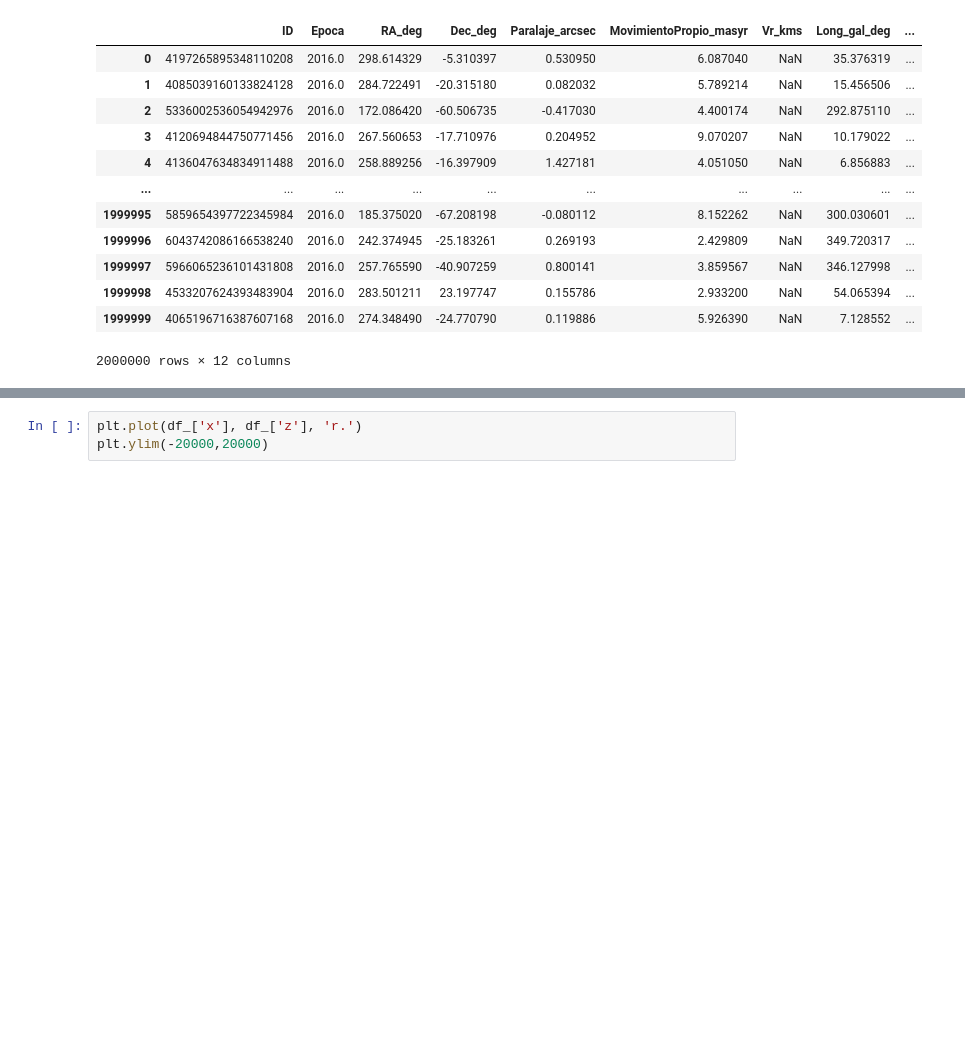
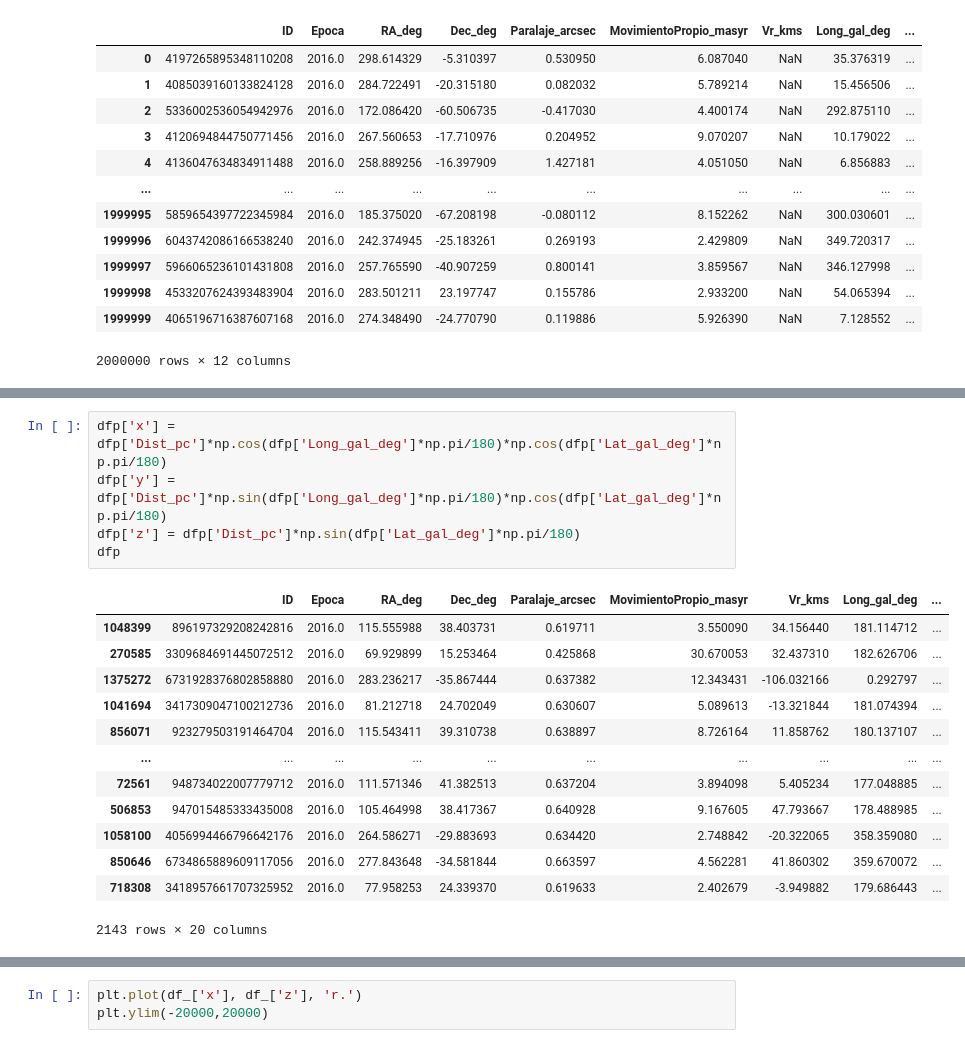
Before and after one commit to SantiagoJulioD/Galaxias, a Jupyter notebook: Parcial practico 2/Galaxias_p2.ipynb, the cells around one changed output, grey strips where cells are left out. Drawn from its saved outputs; the diff is of its cells as text; blank space fills up the shorter version.

```diff
--- a/Parcial practico 2/Galaxias_p2.ipynb
+++ b/Parcial practico 2/Galaxias_p2.ipynb
@@ -272,6 +328,25 @@ df
 | 1999998 | 4533207624393483904 | 2016.0 | 283.501211 | 23.197747 | 0.155786 | 2.933200 | NaN | 54.065394 | ... |
 | 1999999 | 4065196716387607168 | 2016.0 | 274.348490 | -24.770790 | 0.119886 | 5.926390 | NaN | 7.128552 | ... |
 2000000 rows × 15 columns
+# %%
+dfp['x'] = dfp['Dist_pc']*np.cos(dfp['Long_gal_deg']*np.pi/180)*np.cos(dfp['Lat_gal_deg']*np.pi/180)
+dfp['y'] = dfp['Dist_pc']*np.sin(dfp['Long_gal_deg']*np.pi/180)*np.cos(dfp['Lat_gal_deg']*np.pi/180)
+dfp['z'] = dfp['Dist_pc']*np.sin(dfp['Lat_gal_deg']*np.pi/180)
+dfp
+# %% [output]
+|  | ID | Epoca | RA_deg | Dec_deg | Paralaje_arcsec | MovimientoPropio_masyr | Vr_kms | Long_gal_deg | ... |
+| 1048399 | 896197329208242816 | 2016.0 | 115.555988 | 38.403731 | 0.619711 | 3.550090 | 34.156440 | 181.114712 | ... |
+| 270585 | 3309684691445072512 | 2016.0 | 69.929899 | 15.253464 | 0.425868 | 30.670053 | 32.437310 | 182.626706 | ... |
+| 1375272 | 6731928376802858880 | 2016.0 | 283.236217 | -35.867444 | 0.637382 | 12.343431 | -106.032166 | 0.292797 | ... |
+| 1041694 | 3417309047100212736 | 2016.0 | 81.212718 | 24.702049 | 0.630607 | 5.089613 | -13.321844 | 181.074394 | ... |
+| 856071 | 923279503191464704 | 2016.0 | 115.543411 | 39.310738 | 0.638897 | 8.726164 | 11.858762 | 180.137107 | ... |
+| ... | ... | ... | ... | ... | ... | ... | ... | ... | ... |
+| 72561 | 948734022007779712 | 2016.0 | 111.571346 | 41.382513 | 0.637204 | 3.894098 | 5.405234 | 177.048885 | ... |
+| 506853 | 947015485333435008 | 2016.0 | 105.464998 | 38.417367 | 0.640928 | 9.167605 | 47.793667 | 178.488985 | ... |
+| 1058100 | 4056994466796642176 | 2016.0 | 264.586271 | -29.883693 | 0.634420 | 2.748842 | -20.322065 | 358.359080 | ... |
+| 850646 | 6734865889609117056 | 2016.0 | 277.843648 | -34.581844 | 0.663597 | 4.562281 | 41.860302 | 359.670072 | ... |
+| 718308 | 3418957661707325952 | 2016.0 | 77.958253 | 24.339370 | 0.619633 | 2.402679 | -3.949882 | 179.686443 | ... |
+2143 rows × 20 columns
 # %%
 fig = plt.figure()
 ax = fig.add_subplot()
```
Also changed, not shown: parts of 9 cells of this notebook.
